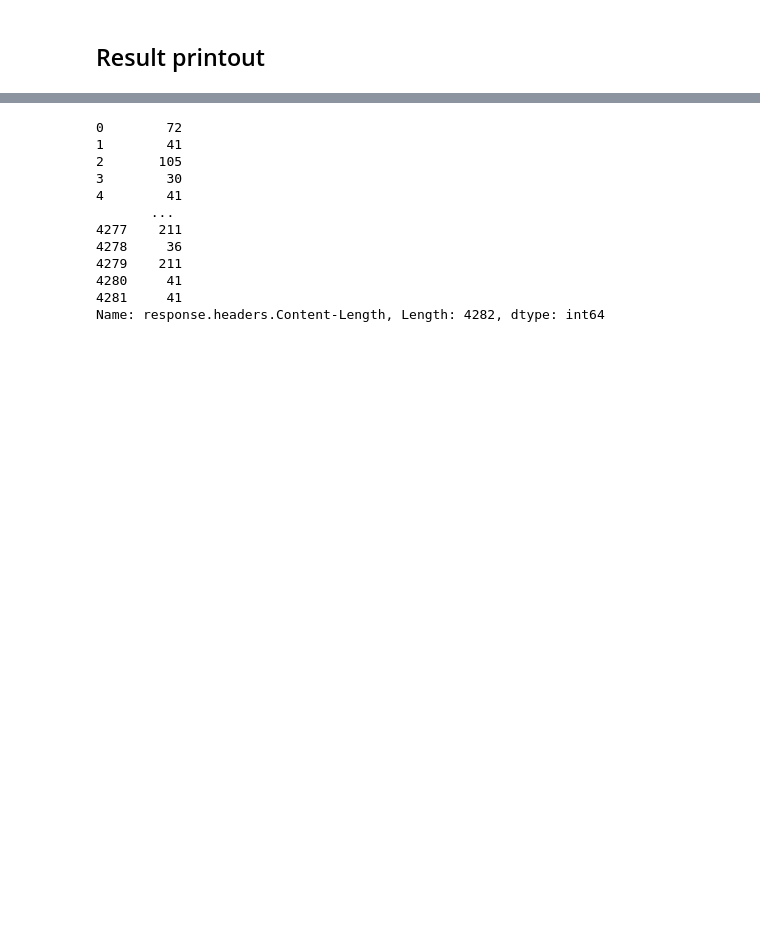
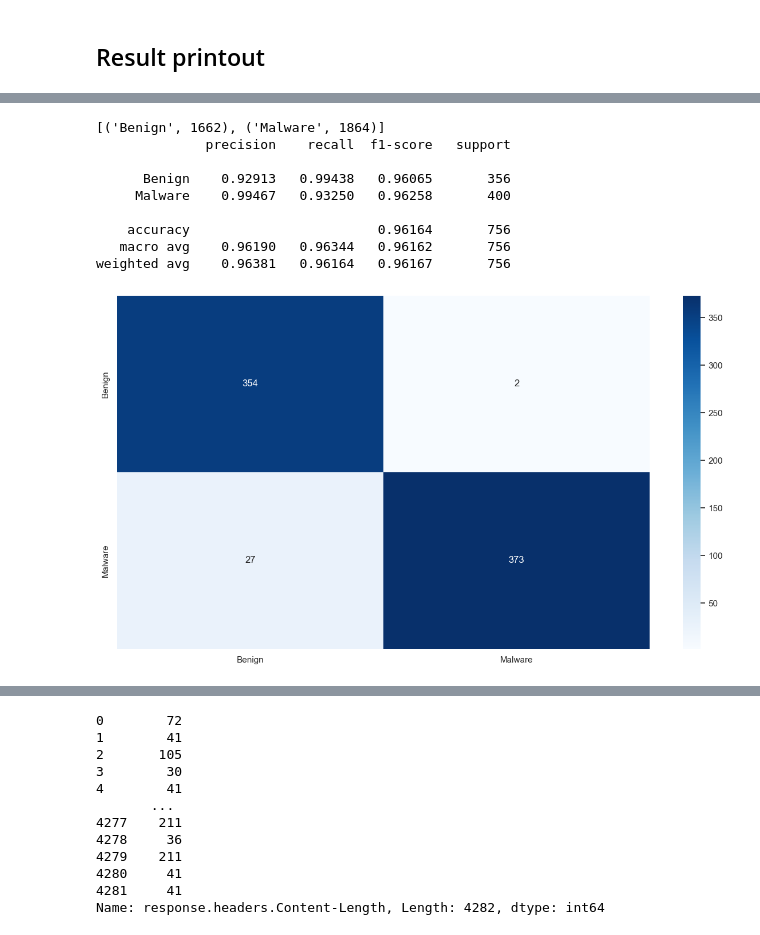
Before and after one commit to RazElbaz/API_security_challenge, a Jupyter notebook: new/model1.ipynb, the cells around one changed output, grey strips where cells are left out. Saved outputs shown, nothing was run; the diff lists cells and outputs as text; code cells hidden in the pictures; blank space fills up the shorter version.

```diff
--- a/new/model1.ipynb
+++ b/new/model1.ipynb
@@ -539,7 +613,7 @@ def ResultPrintout(model):
 ## Result printout
 # %%
 # We choose our model of choice and set it's hyper parameters you can change anything
-clf = RandomForestClassifier(n_estimators=100)
+clf = RandomForestClassifier(n_estimators=380)
 
 # Train Model
 clf.fit(X_train, y_train)
@@ -622,0 +672,29 @@ Feature: 12, Score: 0.02368
+# %%
+# https://scikit-learn.org/stable/modules/generated/sklearn.model_selection.GridSearchCV.html
+from sklearn.model_selection import GridSearchCV
+
+# We choose our model of choice and set it's hyper parameters you can change anything
+rfc = RandomForestClassifier()
+
+parameters = {"n_estimators": [100,150,250,275,290,300,325,350]}
+
+# GridSearchCV is a technique for finding the optimal parameter values from a given set of parameters in a grid
+rfc = GridSearchCV(rfc, parameters)
+# Train Model
+rfc.fit(X_train, y_train)
+
+# # Check data balance and variety
+print(sorted(Counter(y_train).items()))
+rfc = rfc.best_estimator_
+ResultPrintout(rfc)
+# %% [output]
+[('Benign', 1662), ('Malware', 1864)]
+              precision    recall  f1-score   support
+
+      Benign    0.92913   0.99438   0.96065       356
+     Malware    0.99467   0.93250   0.96258       400
+
+    accuracy                        0.96164       756
+   macro avg    0.96190   0.96344   0.96162       756
+weighted avg    0.96381   0.96164   0.96167       756
+[figure, added]
```
Also changed, not shown: parts of 29 cells of this notebook, 1 other file.
